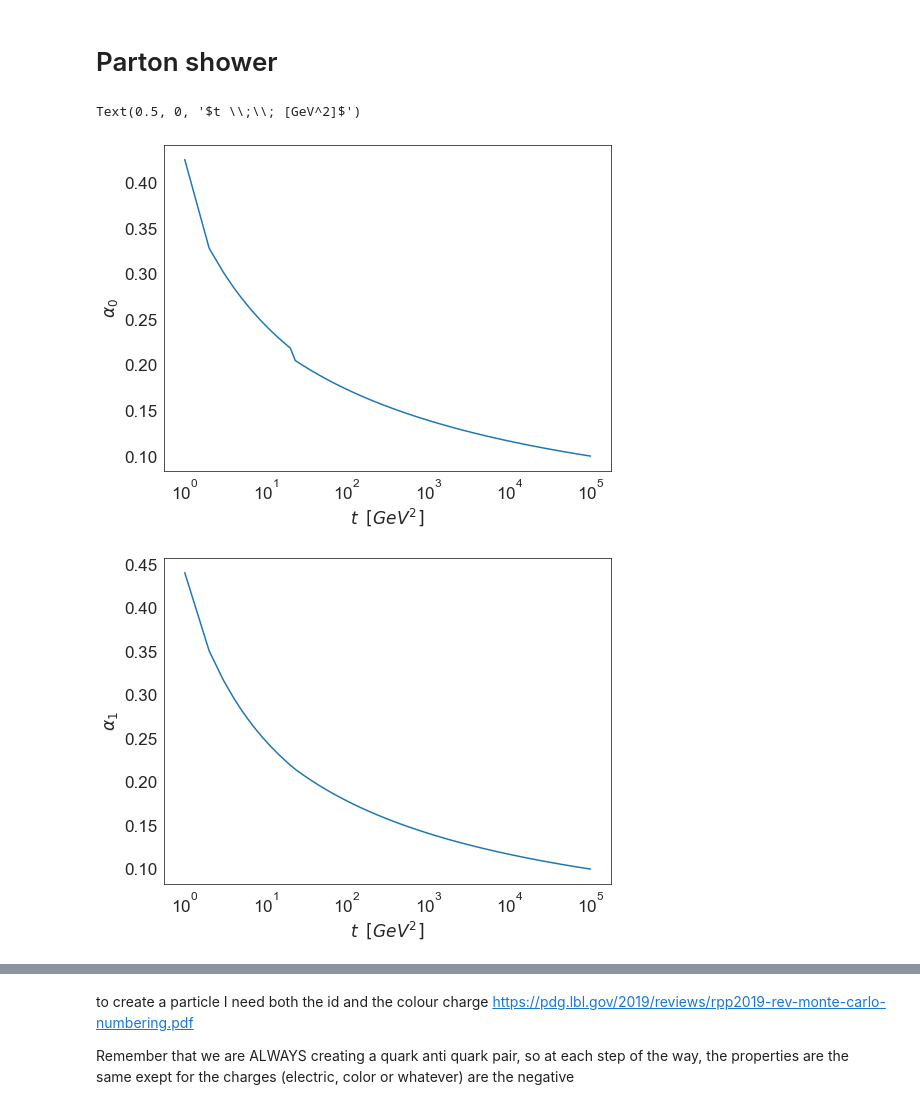
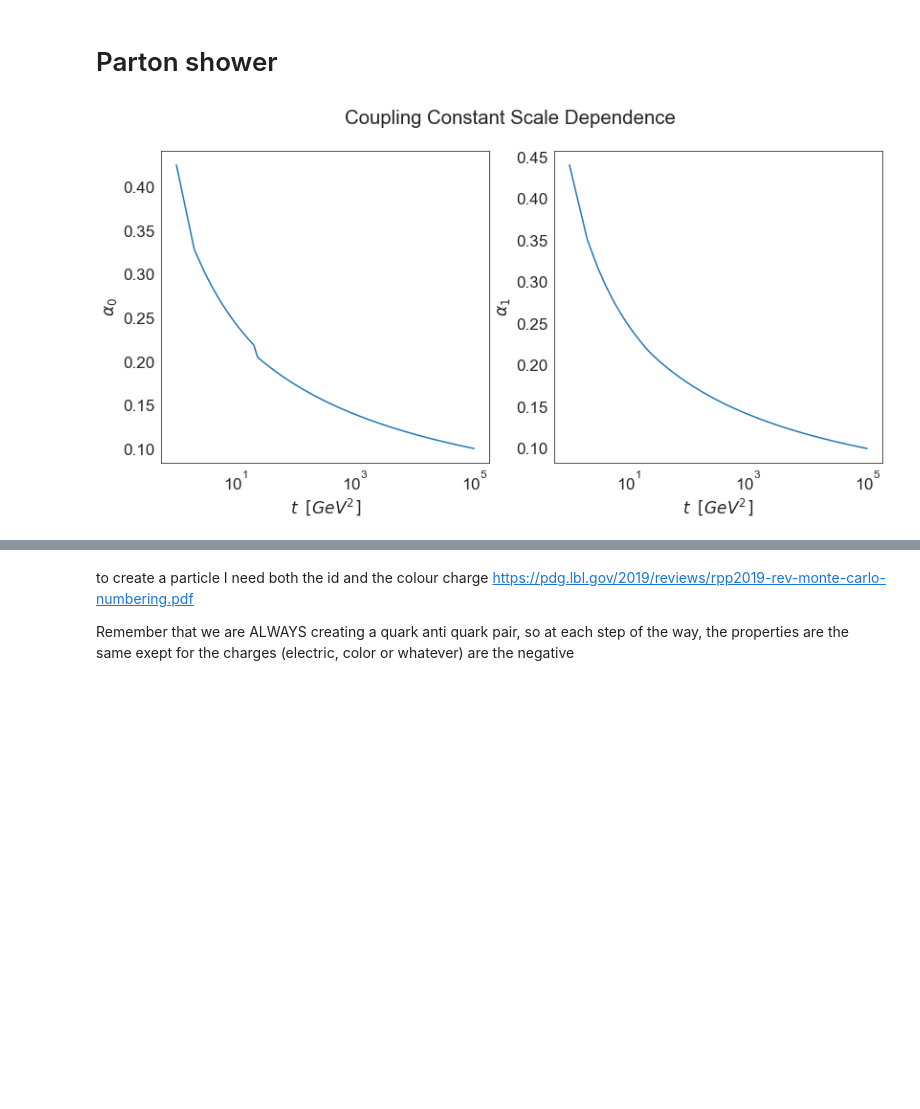
Before and after one commit to Ssalazar12/Physics, a Jupyter notebook: problem_1_montecarlo.ipynb, the cells around one changed output, grey strips where cells are left out. Drawn from its saved outputs; the diff is of its cells as text; code cells hidden in the pictures; blank space fills up the shorter version.

```diff
--- a/problem_1_montecarlo.ipynb
+++ b/problem_1_montecarlo.ipynb
@@ -497,18 +499,20 @@ alpha_s = alphas.AlphaS(Mz, Alpha_mz)
 coupling0_array = np.asarray([alpha_s.as0(t) for t in ts_array])
 coupling1_array = np.asarray([alpha_s.as1(t) for t in ts_array])
 # %%
-plt.figure(figsize=(8,6))
+plt.figure(figsize=(13.5,6))
+plt.suptitle('Coupling Constant Scale Dependence')
+plt.tight_layout()
+plt.subplot(1,2,1)
 plt.plot(ts_array,coupling0_array)
 plt.xscale('log')
 plt.ylabel(r"$\alpha_0$")
 plt.xlabel(r"$t \;\; [GeV^2]$")
 
-plt.figure(figsize=(8,6))
+plt.subplot(1,2,2)
 plt.plot(ts_array,coupling1_array)
 plt.xscale('log')
 plt.ylabel(r"$\alpha_1$")
 plt.xlabel(r"$t \;\; [GeV^2]$")
+plt.savefig('figures/coupling_as_t.png')
 # %% [output]
-Text(0.5, 0, '$t \\;\\; [GeV^2]$')
-[figure, old version]
+[figure, new version]
-[figure, removed]
```
Also changed, not shown: parts of 6 cells of this notebook.
